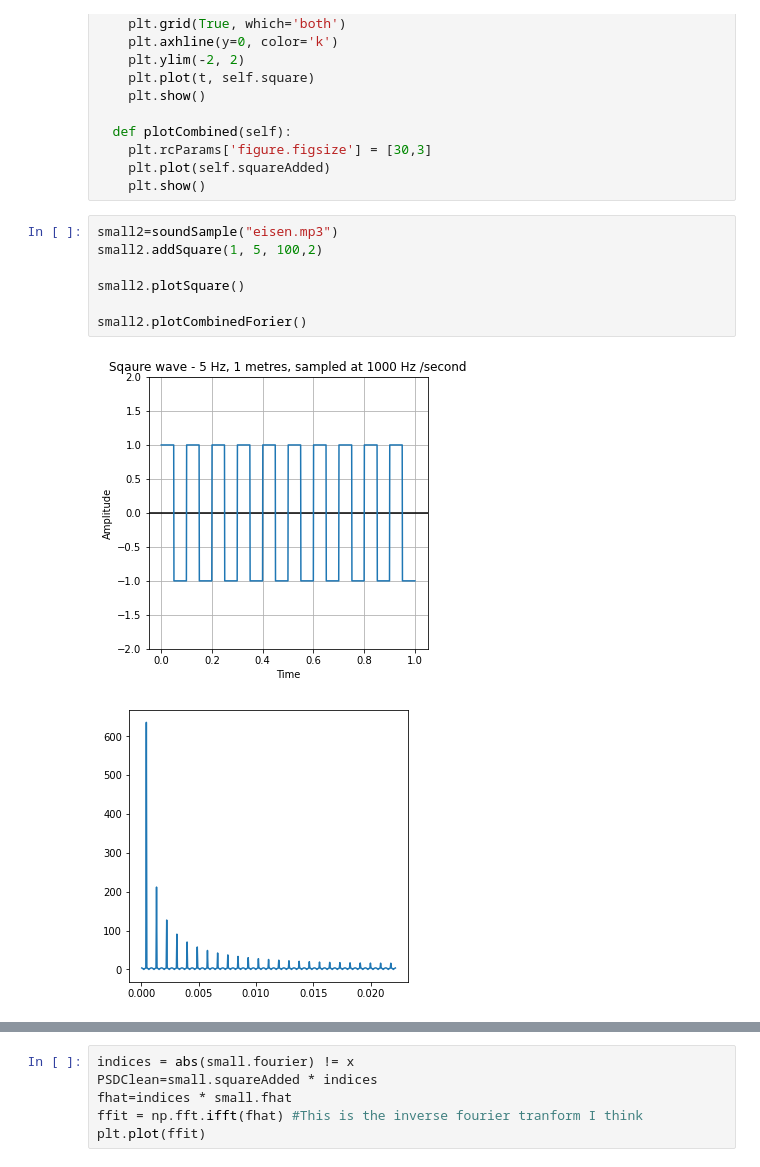
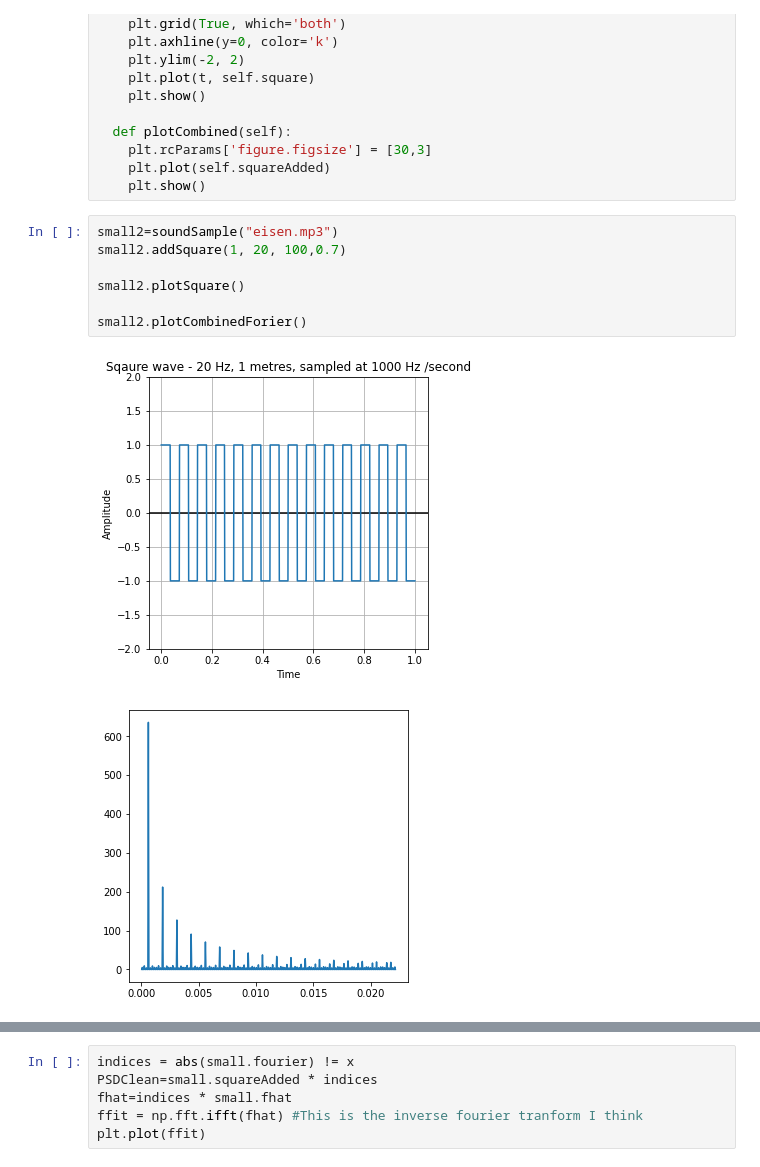
Before and after one commit to KathrynPanger/SignalDependence, a Jupyter notebook: librosa_waves_v2.ipynb, the cells around one changed output, grey strips where cells are left out. Cells and saved outputs as stored; diff of their text form.

```diff
--- a/librosa_waves_v2.ipynb
+++ b/librosa_waves_v2.ipynb
@@ -122,14 +123,14 @@ class soundSample:
     plt.show()
 # %%
 small2=soundSample("eisen.mp3")
-small2.addSquare(1, 5, 100,2)
+small2.addSquare(1, 20, 100,0.7)
 
 small2.plotSquare()
 
 small2.plotCombinedForier()
 # %% [output]
-[figure, old version]
+[figure, new version]
-[figure, old version]
+[figure, new version]
 # %%
 import matplotlib.pyplot as plt
 from scipy.misc import electrocardiogram
```
Also changed, not shown: parts of 6 cells of this notebook.
